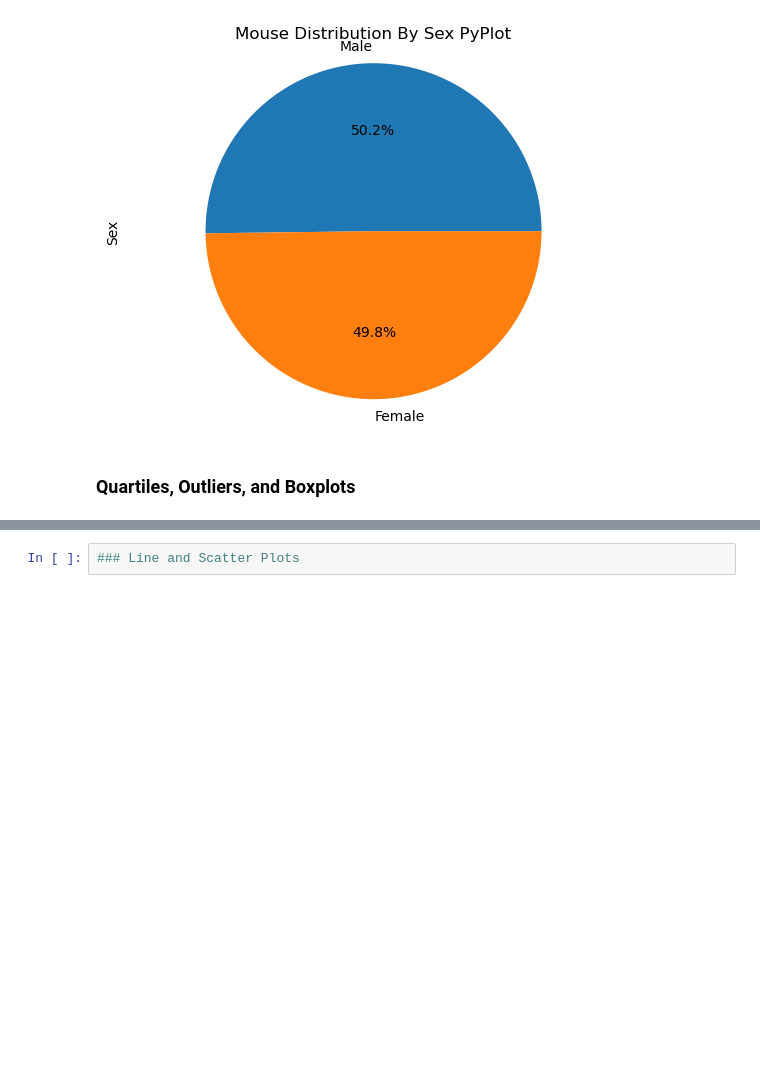
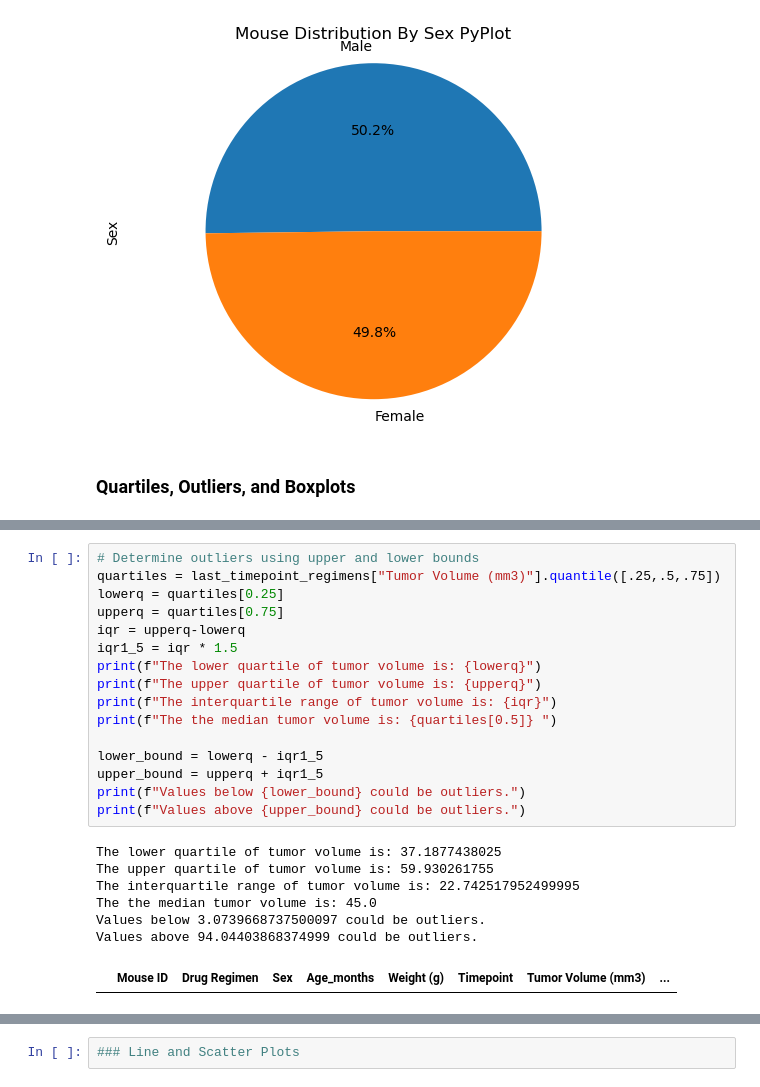
Before and after one commit to CRFitzgerald/matplotlib-challenge, a Jupyter notebook: pymaceuticals-inc.ipynb, the cells around one changed output, grey strips where cells are left out. Drawn from its saved outputs; the diff is of its cells as text; blank space fills up the shorter version.

```diff
--- a/pymaceuticals-inc.ipynb
+++ b/pymaceuticals-inc.ipynb
@@ -275,2 +267,26 @@ InvalidIndexError: (1551    False
+# %%
+# Determine outliers using upper and lower bounds
+quartiles = last_timepoint_regimens["Tumor Volume (mm3)"].quantile([.25,.5,.75])
+lowerq = quartiles[0.25]
+upperq = quartiles[0.75]
+iqr = upperq-lowerq
+iqr1_5 = iqr * 1.5
+print(f"The lower quartile of tumor volume is: {lowerq}")
+print(f"The upper quartile of tumor volume is: {upperq}")
+print(f"The interquartile range of tumor volume is: {iqr}")
+print(f"The the median tumor volume is: {quartiles[0.5]} ")
+
+lower_bound = lowerq - iqr1_5
+upper_bound = upperq + iqr1_5
+print(f"Values below {lower_bound} could be outliers.")
+print(f"Values above {upper_bound} could be outliers.")
+# %% [output]
+The lower quartile of tumor volume is: 37.1877438025
+The upper quartile of tumor volume is: 59.930261755
+The interquartile range of tumor volume is: 22.742517952499995
+The the median tumor volume is: 45.0
+Values below 3.0739668737500097 could be outliers.
+Values above 94.04403868374999 could be outliers.
+|  | Mouse ID | Drug Regimen | Sex | Age_months | Weight (g) | Timepoint | Tumor Volume (mm3) | ... |
 # %%
 # Generate a box plot that shows the distrubution of the tumor volume for each treatment group.
```
Also changed, not shown: parts of 8 cells of this notebook.
